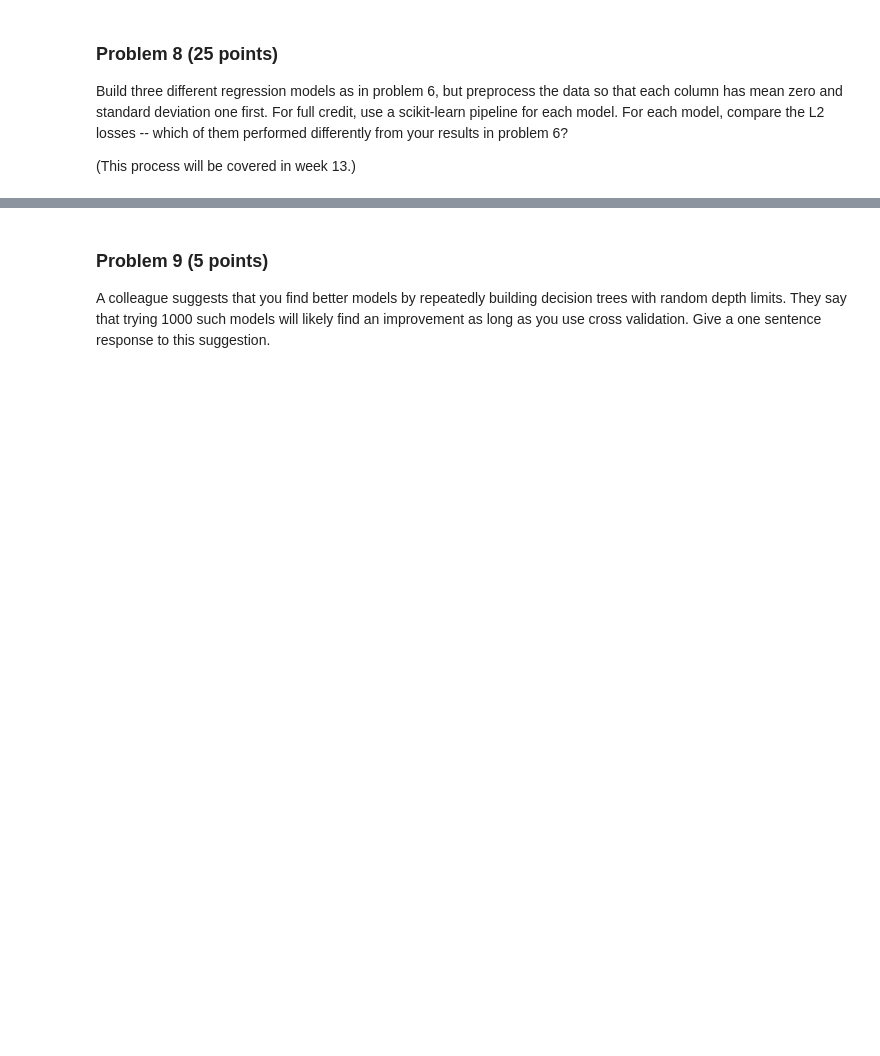
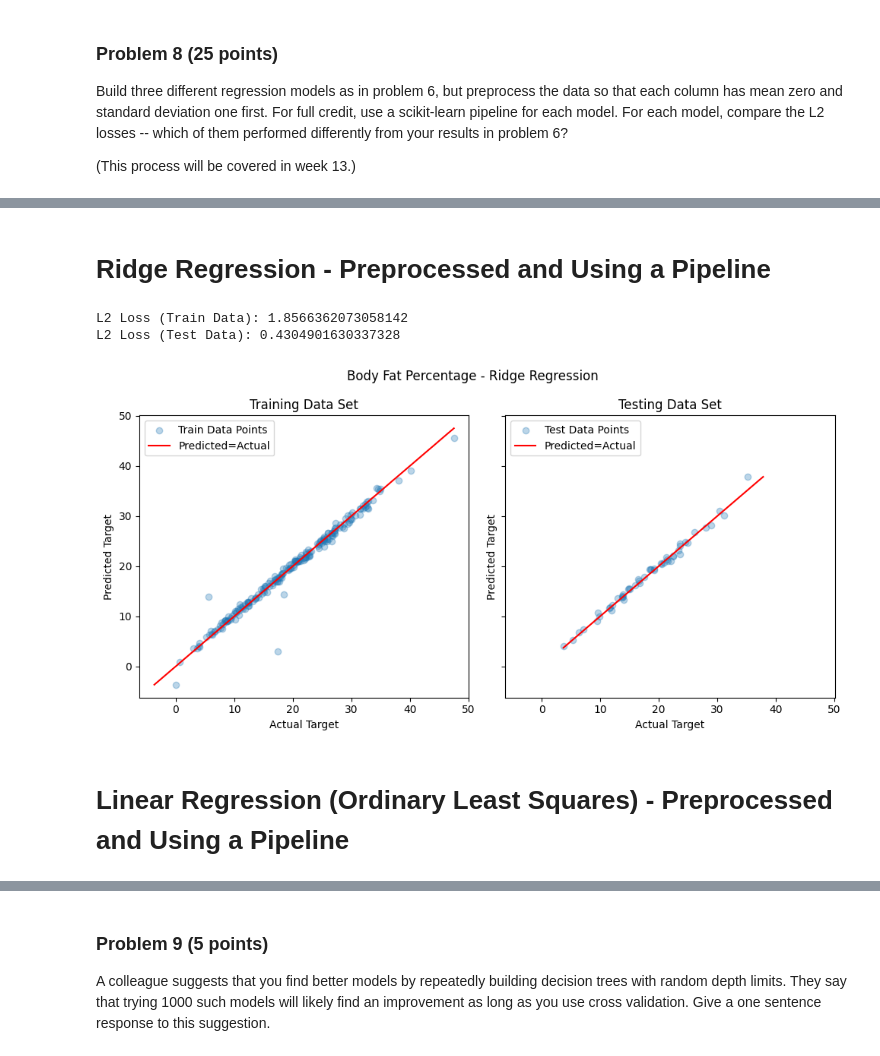
Before and after one commit to aidandig/dx602-final-project, a Jupyter notebook: project.ipynb, the cells around one changed output, grey strips where cells are left out. Drawn from its saved outputs; the diff is of its cells as text; code cells hidden in the pictures; blank space fills up the shorter version.

Commit message:
3 new models & visualizations - started L2 comparison

```diff
--- a/project.ipynb
+++ b/project.ipynb
@@ -775,0 +814,56 @@ YOUR ANSWERS HERE
+# %% [markdown]
+# Ridge Regression - Preprocessed and Using a Pipeline
+# %%
+from sklearn.linear_model import Ridge
+
+X_train, X_test, y_train, y_test = train_test_split(body_fat_features, body_fat_target, test_size=0.2, random_state=42)
+
+pipeline = make_pipeline(StandardScaler(), Ridge())
+pipeline.fit(X_train, y_train)
+ridge_pred_train = pipeline.predict(X_train)
+ridge_pred_test = pipeline.predict(X_test)
+
+l2_train_ridge = mean_squared_error(y_train, ridge_pred_train)
+l2_test_ridge = mean_squared_error(y_test, ridge_pred_test)
+# %%
+fig, ax = plt.subplots(1, 2, sharex=True, sharey=True, figsize=(10,5))
+
+# Plot Training Model Performance
+ax[0].scatter(y_train, ridge_pred_train, alpha=0.3, label='Train Data Points')
+ax[0].set_xlabel("Actual Target")
+ax[0].set_ylabel("Predicted Target")
+ax[0].set_title("Training Data Set")
+
+# Ideal fit line for the Ridge Regression (training)
+min_ridge = min(y_train.min(), ridge_pred_train.min())
+max_ridge = max(y_train.max(), ridge_pred_train.max())
+ideal_line = [min_ridge, max_ridge]
+
+ax[0].plot(ideal_line, ideal_line, color='red', label='Predicted=Actual')
+ax[0].legend()
+
+# Plot Testing Model Performance
+ax[1].scatter(y_test, ridge_pred_test, alpha=0.3, label='Test Data Points')
+ax[1].set_xlabel("Actual Target")
+ax[1].set_ylabel("Predicted Target")
+ax[1].set_title("Testing Data Set")
+
+# Ideal fit line for the Ridge Regression (testing)
+min_ridge_test = min(y_test.min(), ridge_pred_test.min())
+max_ridge_test = max(y_test.max(), ridge_pred_test.max())
+ideal_line_test = [min_ridge_test, max_ridge_test]
+
+ax[1].plot(ideal_line_test, ideal_line_test, color='red', label='Predicted=Actual')
+ax[1].legend(loc='upper left')
+
+fig.suptitle("Body Fat Percentage - Ridge Regression")
+plt.tight_layout()
+
+print(f"L2 Loss (Train Data): {l2_train_ridge}")
+print(f"L2 Loss (Test Data): {l2_test_ridge}")
+# %% [output]
+L2 Loss (Train Data): 1.8566362073058142
+L2 Loss (Test Data): 0.4304901630337328
+[figure, added]
+# %% [markdown]
+# Linear Regression (Ordinary Least Squares) - Preprocessed and Using a Pipeline
```
Also changed, not shown: parts of 18 cells of this notebook.
